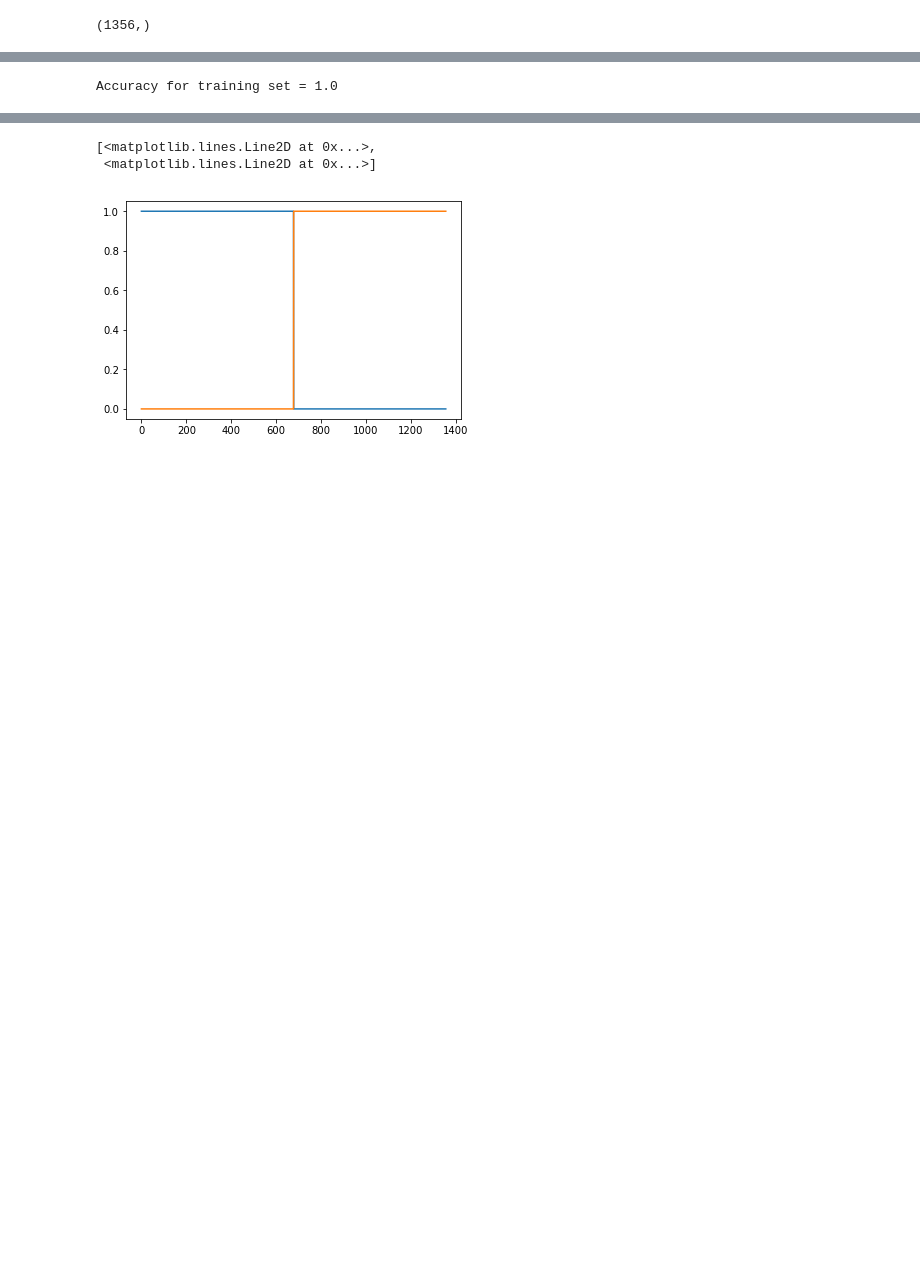
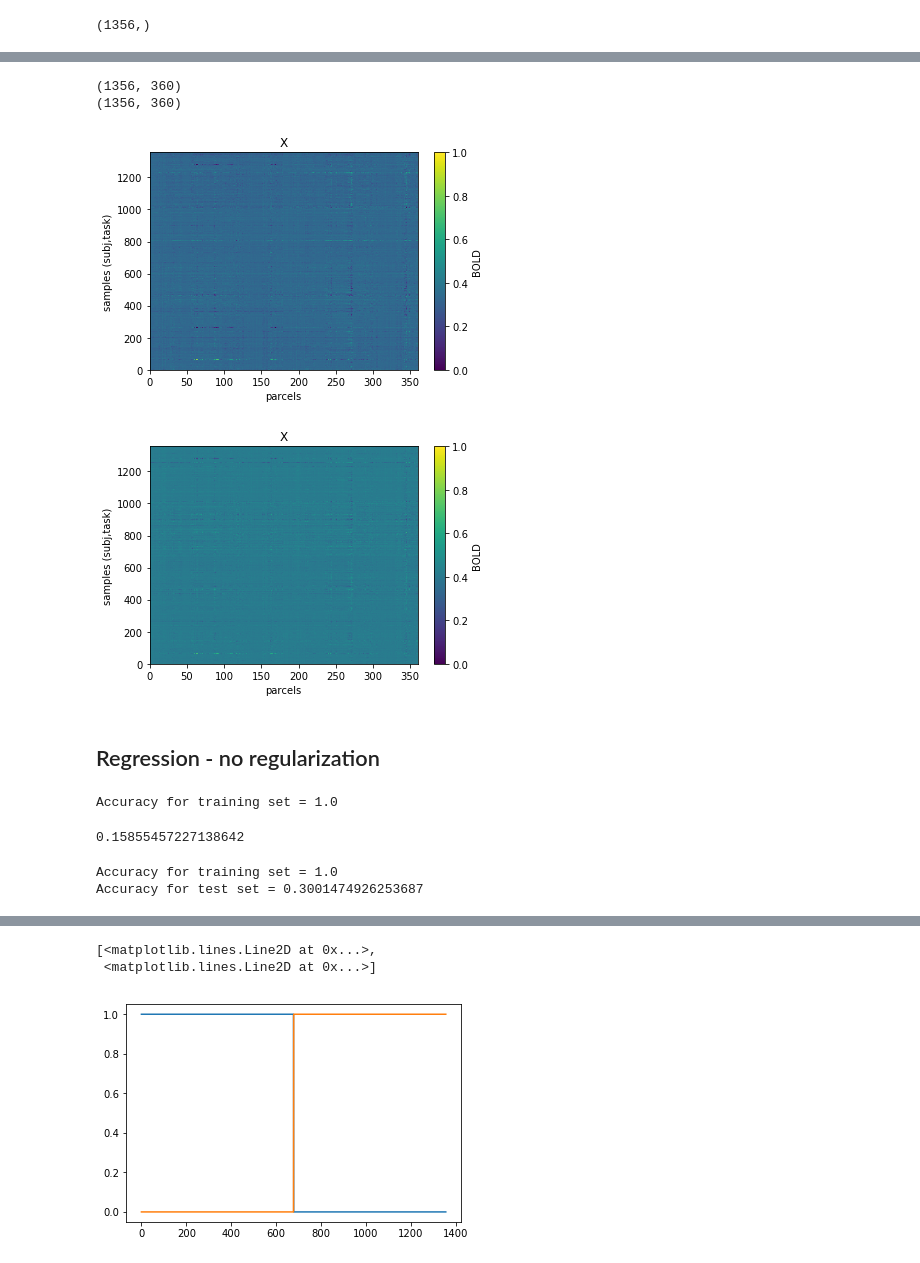
Before and after one commit to homerobse/nma-sdnc, a Jupyter notebook: notebooks/regression.ipynb, the cells around one changed output, grey strips where cells are left out. Cells and saved outputs as stored; diff of their text form; code cells hidden in the pictures; blank space fills up the shorter version.

Commit message:
Update regression notebook

```diff
--- a/notebooks/regression.ipynb
+++ b/notebooks/regression.ipynb
@@ -59,3 +100,16 @@ y.shape
+# %%
+X_prep = normalize_matrix(X)
+X_prep_test = normalize_matrix(X_test)
+
+plot_X(X_prep)
+plot_X(X_prep_test)
+# %% [output]
+(1356, 360)
+(1356, 360)
+[figure, added]
+[figure, added]
+# %% [markdown]
+## Regression - no regularization
 # %%
 # First define the model
 log_reg = LogisticRegression(penalty="none")
@@ -69,2 +123,20 @@ predictions = log_reg.predict(X)
 # %% [output]
 Accuracy for training set = 1.0
+# %%
+np.mean(log_reg.predict(X_prep_test)==y)
+# %% [output]
+0.15855457227138642
+# %%
+# First define the model
+log_reg = LogisticRegression(penalty="none")
+
+#Then fit it to data
+log_reg.fit(X, y)
+
+acc_train = np.mean(log_reg.predict(X)==y)
+print("Accuracy for training set =", acc_train)
+predictions = log_reg.predict(X)
+print("Accuracy for test set =", np.mean(log_reg.predict(X_test)==y))
+# %% [output]
+Accuracy for training set = 1.0
+Accuracy for test set = 0.3001474926253687
```
Also changed, not shown: parts of 20 cells of this notebook.
